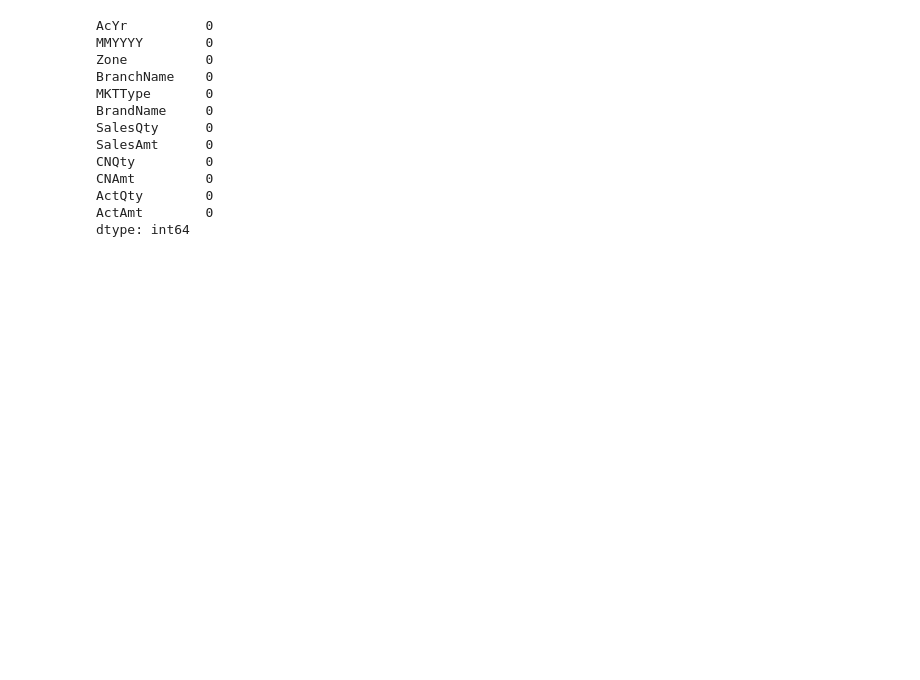
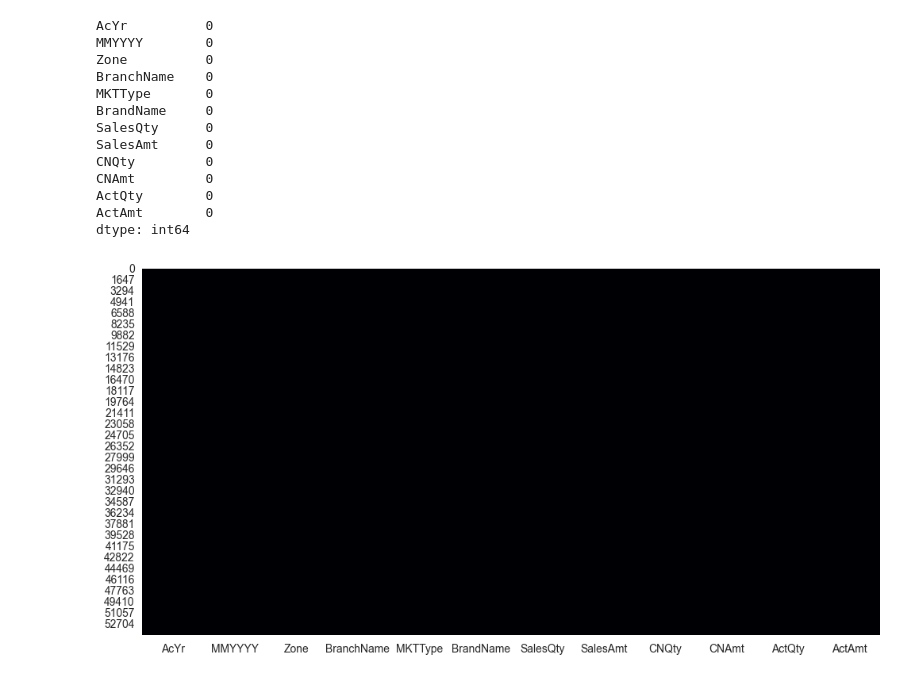
Before and after one commit to SaikatDash/Medicine-Sales-Analysis-Dashboard-with-Future-Business-Predictions, a Jupyter notebook: arima.ipynb, the cells around one changed output. Drawn from its saved outputs; the diff is of its cells as text; code cells hidden in the pictures; blank space fills up the shorter version.

```diff
--- a/arima.ipynb
+++ b/arima.ipynb
@@ -142,6 +144,10 @@ CNAmt         0
 ActQty        0
 ActAmt        0
 dtype: int64
+# %%
+sns.heatmap(df.isnull(),cmap = 'magma',cbar = False);
+# %% [output]
+[figure, added]
 # %%
 df.info()
 # %% [output]
```
Also changed, not shown: parts of 41 cells of this notebook, 4 other files.
